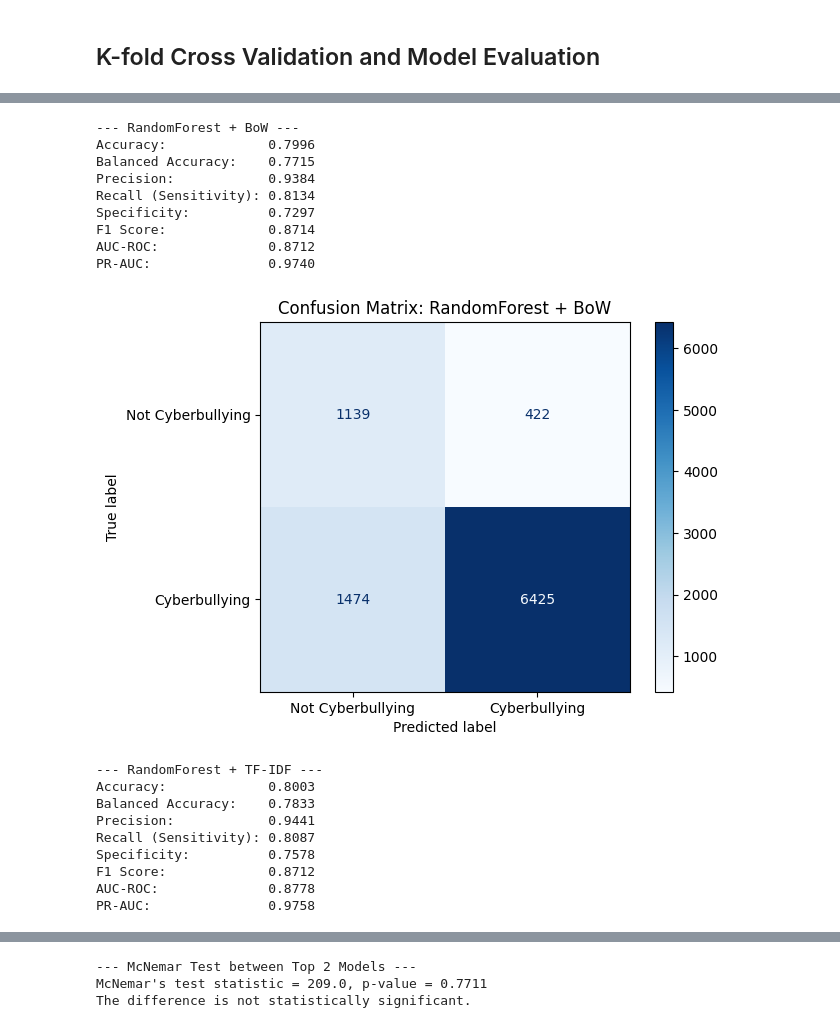
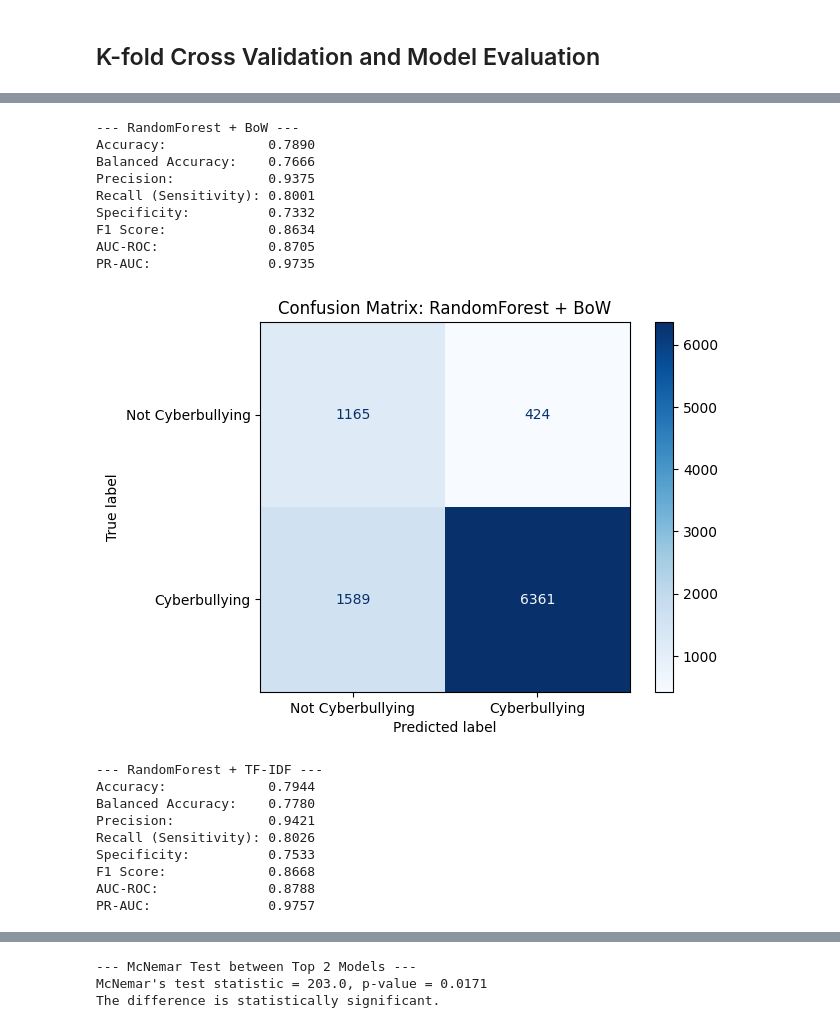
Before and after one commit to msegreto/CyberbullismDetection, a Jupyter notebook: notebook/3_BinaryClassification.ipynb, the cells around one changed output, grey strips where cells are left out. Cells and saved outputs as stored; diff of their text form; code cells hidden in the pictures.

Commit message:
Adjusted train-test split logic

```diff
--- a/notebook/3_BinaryClassification.ipynb
+++ b/notebook/3_BinaryClassification.ipynb
@@ -48,6 +44,11 @@ random.seed(SEED)
 np.random.seed(SEED)
 
 df_train = pd.read_csv("../dataset/training_set.csv")
+df_train['text'] = df_train['text'].apply(preprocess_text)
+df_train = df_train[['text', 'binary_label']]
+df_train = df_train[
+    df_train['text'].notna() & df_train['text'].str.strip().astype(bool)
+]
 
 df_minority = df_train[df_train["binary_label"] == "not_cyberbullying"]
 df_majority = df_train[df_train["binary_label"] == "cyberbullying"]
@@ -306,6 +307,7 @@ df_eval_sorted.to_csv('../dataset/cross_validation/binary_result.csv', index=Fal
 # test set loading
 df_eval_sorted = pd.read_csv('../dataset/cross_validation/binary_result.csv')
 df_test = pd.read_csv("../dataset/test_set.csv")
+df_test['text'] = df_test['text'].apply(preprocess_text)
 X_test_text = df_test["text"]
 y_test = df_test["binary_label"].map({"cyberbullying": 1, "not_cyberbullying": 0}).values
 
@@ -369,52 +371,52 @@ for _, row in top_models.iterrows():
 
     file_name = f"../model/grid_search_binary_f1/{model_name}_{vectorizer_name}.pkl"
     clf = joblib.load(file_name)
 
     X_input = datasets[vectorizer_name]
 
     y_pred = clf.predict(X_input)
     y_proba = clf.predict_proba(X_input)[:, 1] if hasattr(clf, "predict_proba") else y_pred
 
     predictions.append(y_pred)
 
     print_metrics_and_confmat(y_test, y_pred, y_proba, f"{model_name} + {vectorizer_name}")
 
 print("\n--- McNemar Test between Top 2 Models ---")
 y_pred_1 = predictions[0]
 y_pred_2 = predictions[1]
 
 b = np.sum((y_pred_1 == y_test) & (y_pred_2 != y_test))
 c = np.sum((y_pred_1 != y_test) & (y_pred_2 == y_test))
 
 table = [[0, b], [c, 0]]
 result = mcnemar(table, exact=True)
 
 print(f"McNemar's test statistic = {result.statistic}, p-value = {result.pvalue:.4f}")
 if result.pvalue < 0.05:
     print("The difference is statistically significant.")
 else:
     print("The difference is not statistically significant.")
 # %% [output]
 --- RandomForest + BoW ---
-Accuracy:             0.7996
-Balanced Accuracy:    0.7715
-Precision:            0.9384
-Recall (Sensitivity): 0.8134
-Specificity:          0.7297
-F1 Score:             0.8714
-AUC-ROC:              0.8712
-PR-AUC:               0.9740
+Accuracy:             0.7890
+Balanced Accuracy:    0.7666
+Precision:            0.9375
+Recall (Sensitivity): 0.8001
+Specificity:          0.7332
+F1 Score:             0.8634
+AUC-ROC:              0.8705
+PR-AUC:               0.9735
-[figure, old version]
+[figure, new version]
 --- RandomForest + TF-IDF ---
-Accuracy:             0.8003
-Balanced Accuracy:    0.7833
-Precision:            0.9441
-Recall (Sensitivity): 0.8087
-Specificity:          0.7578
-F1 Score:             0.8712
-AUC-ROC:              0.8778
-PR-AUC:               0.9758
+Accuracy:             0.7944
+Balanced Accuracy:    0.7780
+Precision:            0.9421
+Recall (Sensitivity): 0.8026
+Specificity:          0.7533
+F1 Score:             0.8668
+AUC-ROC:              0.8788
+PR-AUC:               0.9757
 [figure]
 --- McNemar Test between Top 2 Models ---
-McNemar's test statistic = 209.0, p-value = 0.7711
-The difference is not statistically significant.
+McNemar's test statistic = 203.0, p-value = 0.0171
+The difference is statistically significant.
```
Also changed, not shown: parts of 3 cells of this notebook, 13 other files.
